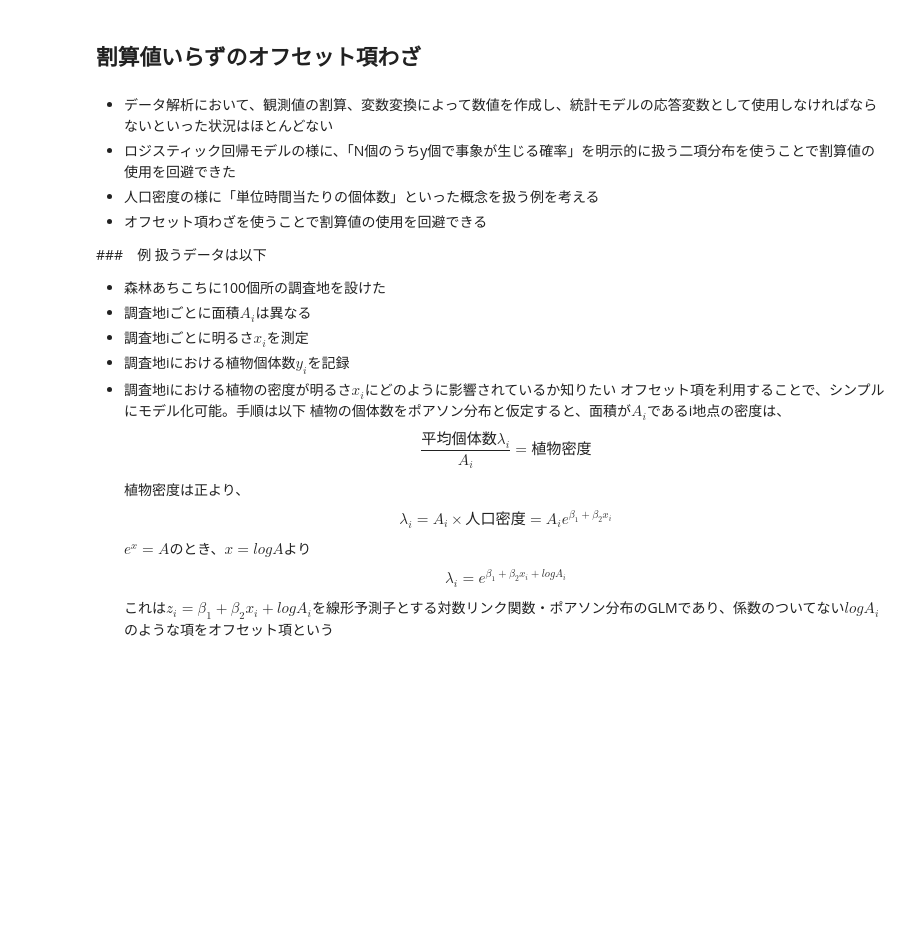
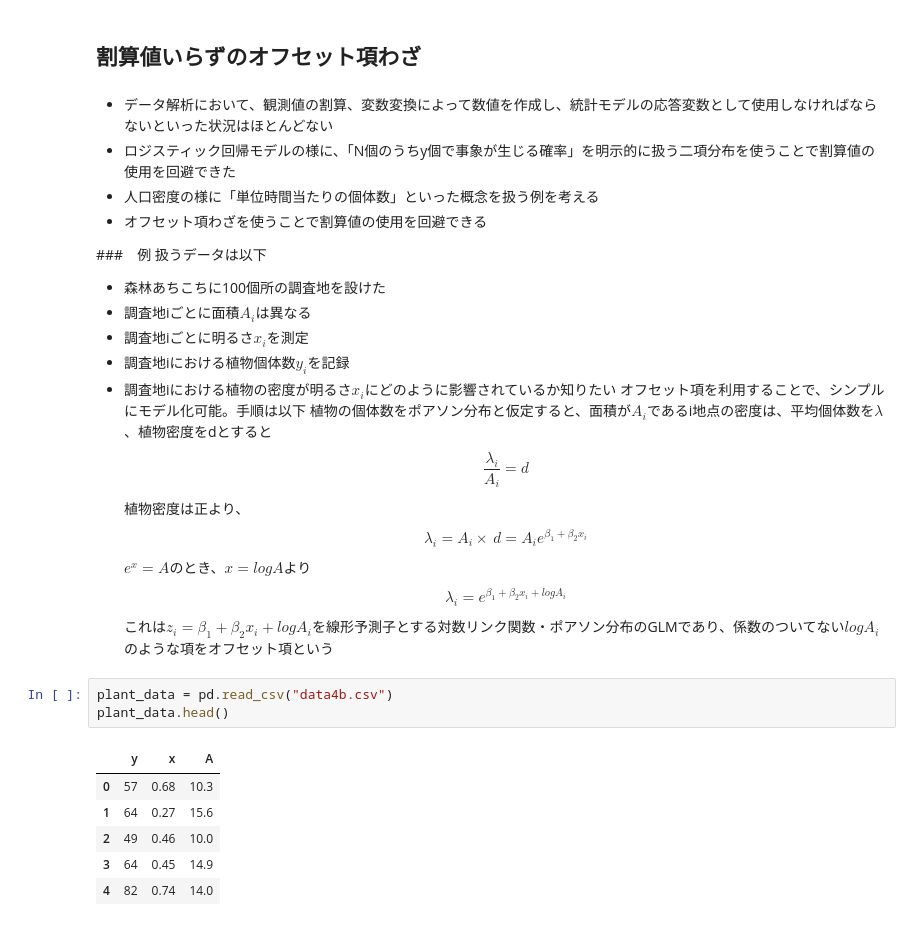
Before and after one commit to yasu199/study_statistics, a Jupyter notebook: データ統計のための統計モデリング入門/chapter_6/chapter_6.ipynb, the cells around one changed output. Drawn from its saved outputs; the diff is of its cells as text; blank space fills up the shorter version.

```diff
--- a/データ統計のための統計モデリング入門/chapter_6/chapter_6.ipynb
+++ b/データ統計のための統計モデリング入門/chapter_6/chapter_6.ipynb
@@ -355,16 +355,26 @@ aic
 - 調査地iにおける植物個体数$ y_i $を記録
 - 調査地iにおける植物の密度が明るさ$ x_i $にどのように影響されているか知りたい
   オフセット項を利用することで、シンプルにモデル化可能。手順は以下
-植物の個体数をポアソン分布と仮定すると、面積が$ A_i $であるi地点の密度は、
+植物の個体数をポアソン分布と仮定すると、面積が$ A_i $であるi地点の密度は、平均個体数を$ \lambda $、植物密度をdとすると
 $$
-\frac{\mbox{平均個体数}\lambda_i}{A_i} = \mbox{植物密度}
+\frac{\lambda_i}{A_i} = d
 $$
 植物密度は正より、
 $$
-\lambda_i = A_i\times\mbox{人口密度}=A_ie^{\beta_1+\beta_2x_i}
+\lambda_i = A_i\times\ d=A_ie^{\beta_1+\beta_2x_i}
 $$
 $ e^x=A $のとき、$ x=logA $より
 $$
 \lambda_i = e^{\beta_1+\beta_2x_i+logA_i}
 $$
 これは$ z_i=\beta_1+\beta_2x_i+logA_i $を線形予測子とする対数リンク関数・ポアソン分布のGLMであり、係数のついてない$ logA_i $のような項をオフセット項という
+# %%
+plant_data = pd.read_csv("data4b.csv")
+plant_data.head()
+# %% [output]
+|  | y | x | A |
+| 0 | 57 | 0.68 | 10.3 |
+| 1 | 64 | 0.27 | 15.6 |
+| 2 | 49 | 0.46 | 10.0 |
+| 3 | 64 | 0.45 | 14.9 |
+| 4 | 82 | 0.74 | 14.0 |
```
Also changed, not shown: parts of 5 cells of this notebook.
